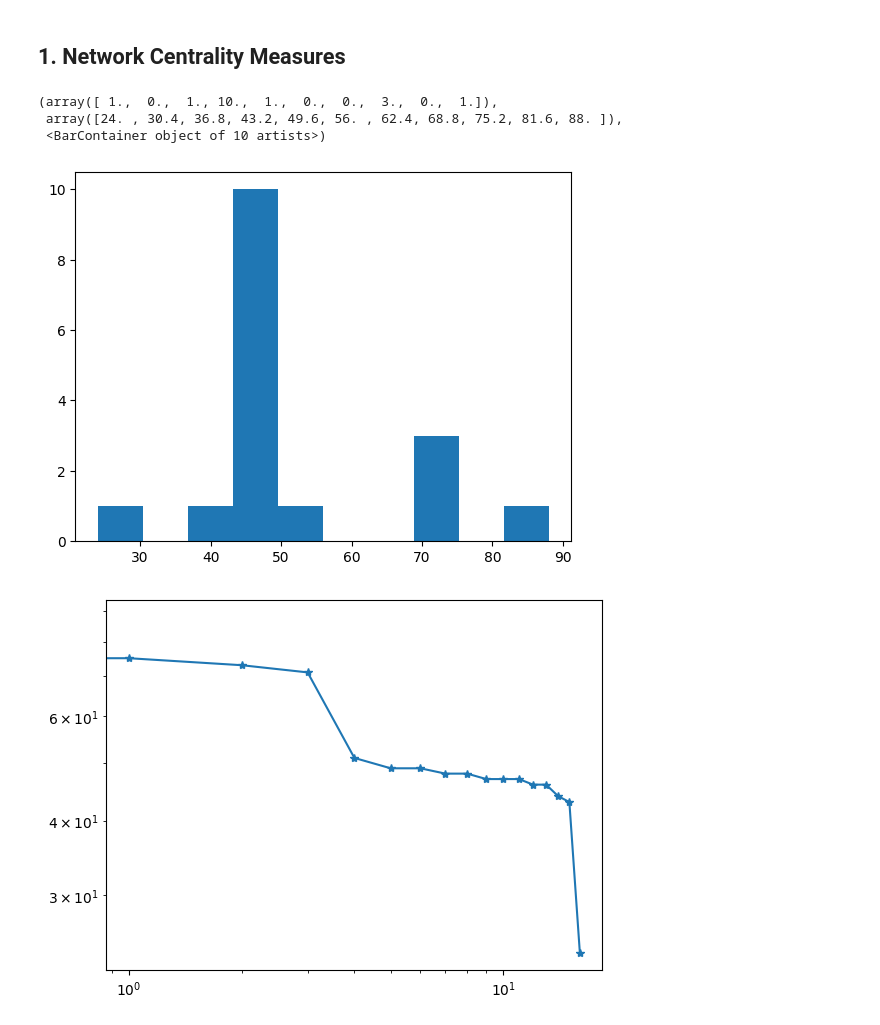
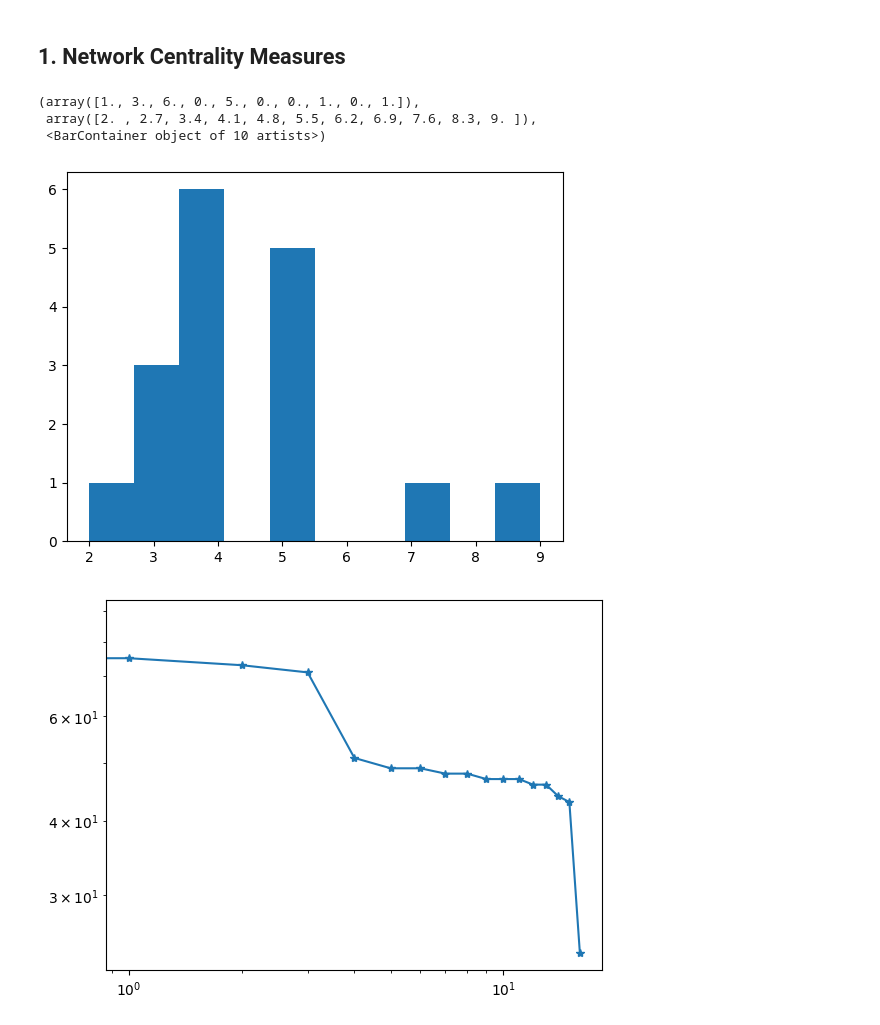
Before and after one commit to NSLab-CUK/Graph-Mining-Spring-2023, a Jupyter notebook: W3/practice_1.ipynb, the cells around one changed output. Drawn from its saved outputs; the diff is of its cells as text; code cells hidden in the pictures.

```diff
--- a/W3/practice_1.ipynb
+++ b/W3/practice_1.ipynb
@@ -69,13 +69,15 @@ plt.show()
 ## 1. Network Centrality Measures
 # %%
 #Degree plot for undirected and weighted graph
-degrees = [G.degree(n, weight='weight') for n in G.nodes()]
+degrees = [G.degree(n) for n in G.nodes()]
+
+#degrees = [G.degree(n, weight='weight') for n in G.nodes()]
 plt.hist(degrees)
 # %% [output]
-(array([ 1.,  0.,  1., 10.,  1.,  0.,  0.,  3.,  0.,  1.]),
- array([24. , 30.4, 36.8, 43.2, 49.6, 56. , 62.4, 68.8, 75.2, 81.6, 88. ]),
+(array([1., 3., 6., 0., 5., 0., 0., 1., 0., 1.]),
+ array([2. , 2.7, 3.4, 4.1, 4.8, 5.5, 6.2, 6.9, 7.6, 8.3, 9. ]),
  <BarContainer object of 10 artists>)
-[figure, old version]
+[figure, new version]
 # %%
 degree_sequence = sorted([d for n, d in G.degree(weight='weight')], reverse=True)
 plt.loglog(degree_sequence,marker='*')
```
Also changed, not shown: parts of 7 cells of this notebook, 1 other file.
